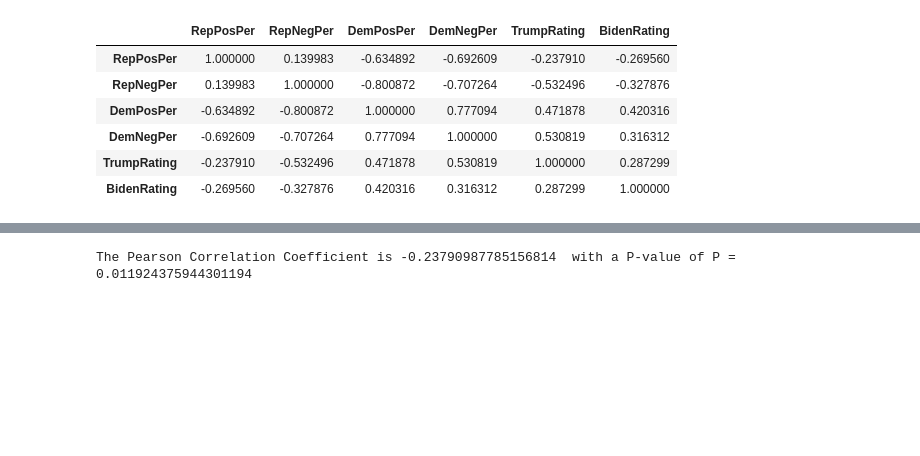
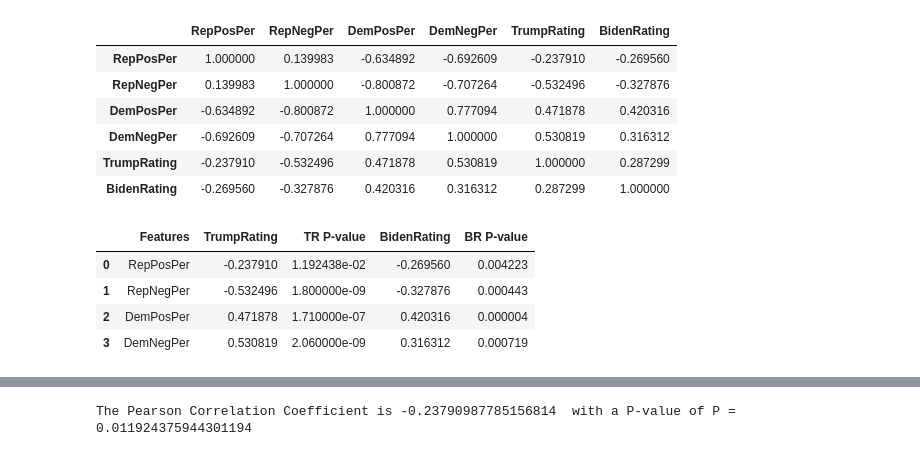
Before and after one commit to fzho016/UoA, a Jupyter notebook: Regression.ipynb, the cells around one changed output, grey strips where cells are left out. Saved outputs shown, nothing was run; the diff lists cells and outputs as text; code cells hidden in the pictures; blank space fills up the shorter version.

```diff
--- a/Regression.ipynb
+++ b/Regression.ipynb
@@ -58,3 +60,12 @@ df.corr()
+# %%
+df2 = pd.read_csv(r"C:\Users\peter\Desktop\Internship\corr.csv")
+df2
+# %% [output]
+|  | Features | TrumpRating | TR P-value | BidenRating | BR P-value |
+| 0 | RepPosPer | -0.237910 | 1.192438e-02 | -0.269560 | 0.004223 |
+| 1 | RepNegPer | -0.532496 | 1.800000e-09 | -0.327876 | 0.000443 |
+| 2 | DemPosPer | 0.471878 | 1.710000e-07 | 0.420316 | 0.000004 |
+| 3 | DemNegPer | 0.530819 | 2.060000e-09 | 0.316312 | 0.000719 |
 # %%
 sns.regplot(x="RepNegPer", y="TrumpRating", data=df)
 # %% [output]
```
Also changed, not shown: parts of 10 cells of this notebook, 1 other file.
